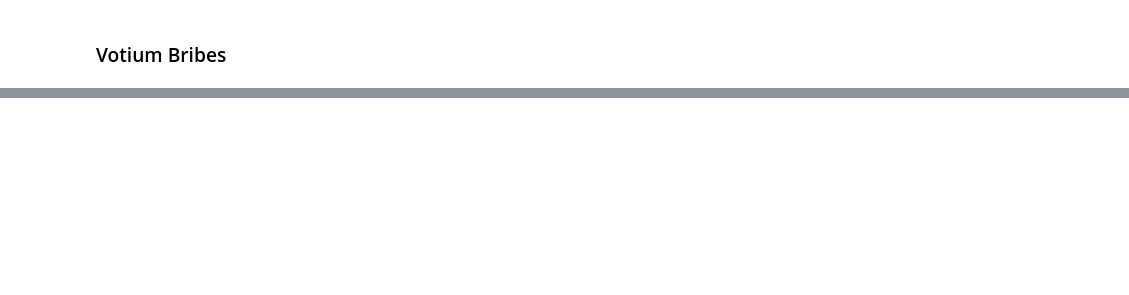
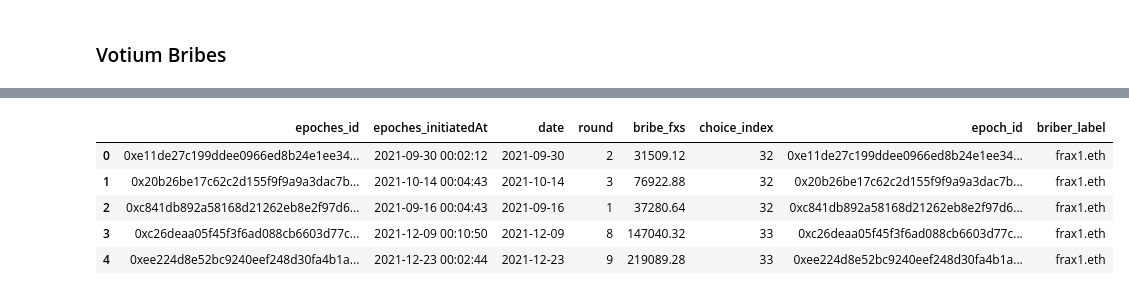
Before and after one commit to bam4564/flywheel, a Jupyter notebook: VotiumBribes.ipynb, the cells around one changed output, grey strips where cells are left out. Drawn from its saved outputs; the diff is of its cells as text; code cells hidden in the pictures; blank space fills up the shorter version.

```diff
--- a/VotiumBribes.ipynb
+++ b/VotiumBribes.ipynb
@@ -548,0 +479,19 @@ len('4263d2060e5a4cf6fcdac651a85f68b94410e4291ba5168931d1d850c89e377769aa')
+# %%
+# Get all votium voting epochs. Once we have validated that this set of epochs matches our set of snapshot proposals,
+# we need to merge this data with our snapshot proposal data.
+epoches = sg_votium.Query.epoches(first=1000, orderBy="initiatedAt", where={"bribeCount_gt": 0})
+df_epoches = sg.query_df([epoches.id, epoches.initiatedAt], pagination_strategy=ShallowStrategy)
+# df_epoches = remove_prefix(df_epoches, "epoches_")
+df_epoches.epoches_initiatedAt = pd.to_datetime(df_epoches.epoches_initiatedAt, unit="s")
+df_epoches['date'] = df_epoches.epoches_initiatedAt.dt.date
+start_rank = [pd.Timestamp(d) for d in sorted(np.unique(df_epoches.epoches_initiatedAt.values).tolist())]
+df_epoches['round'] = df_epoches.epoches_initiatedAt.apply(lambda d: start_rank.index(d) + 1)
+# Validate that the epoch dates for votium bribes match the proposal data we pulled from snapshot. `
+epoch_dates = df_epoches.date.unique().tolist()
+proposal_dates = df.start.dt.date.unique().tolist()
+d_exclude = pd.Timestamp('2021-11-08').date()
+assert d_exclude in epoch_dates and not d_exclude in proposal_dates
+epoch_dates.remove(d_exclude)
+assert set(epoch_dates) == set(proposal_dates)
+df_epoches = df_epoches.loc[df_epoches.date != d_exclude]
+df_epoches.head()
@@ -549,6 +507,5 @@ len('4263d2060e5a4cf6fcdac651a85f68b94410e4291ba5168931d1d850c89e377769aa')
 # %%
 # https://github.com/convex-community/convex-subgraph/blob/main/subgraphs/votium/src/mapping.ts
-ADDRESS_FXS = '0x3432B6A60D23Ca0dFCa7761B7ab56459D9C964D0'.lower()
 
 # Addresses associated with the frax protocol used for votium bribes
 # TODO: Frax controls some subset of the TVL in it's liquidity pools. Need to be cognizant of this because it leads
@@ -556,16 +513,15 @@ ADDRESS_FXS = '0x3432B6A60D23Ca0dFCa7761B7ab56459D9C964D0'.lower()
 # TODO: Frax's vlCVX is not custodied in the investor custodian wallet.
 frax_bribe_addresses = [
     # ('comptroller', '0xb1748c79709f4ba2dd82834b8c82d4a505003f27'),
+    # ('cvx locker amo', '0x7038c406e7e2c9f81571557190d26704bb39b8f3'),
     ('investor custodian', '0x5180db0237291A6449DdA9ed33aD90a38787621c'),
-    # ('cvx locker amo', '0x7038c406e7e2c9f81571557190d26704bb39b8f3'),
     ('frax1.eth', '0x234D953a9404Bf9DbC3b526271d440cD2870bCd2'),
 ]
 # TODO: Check to see if there are bribes in FRAX
 bribes = sg_votium.Query.bribes(first=100000, where={
-    "epoch_in": df_epoches.id.unique().tolist(), "token": ADDRESS_FXS
+    "epoch_in": df_epoches.epoches_id.unique().tolist(), "token": ADDRESS_FXS
 })
-df_bribes = sg.query_df([bribes.id, bribes.amount, bribes.choiceIndex, bribes.epoch], pagination_strategy=ShallowStrategy)
-print(len(df_bribes))
+df_bribes = sg.query_df([bribes.id, bribes.amount, bribes.choiceIndex, bribes.epoch.id], pagination_strategy=ShallowStrategy)
 df_bribes = remove_prefix(df_bribes, "bribes_")
 df_bribes['tx_hash'] = df_bribes['id'].apply(lambda _id: _id.split('-')[0])
 df_bribes.amount /= 1e18
@@ -590,13 +549,7 @@ with concurrent.futures.ThreadPoolExecutor(max_workers=10) as executor:
         tx_from_map[tx_hash] = future.result()
 # %%
 df_bribes['from'] = df_bribes['tx_hash'].apply(lambda tx_hash: tx_from_map[tx_hash])
-address_labels = {addr.lower(): name for name, addr in [
-    ('investor custodian', '0x5180db0237291A6449DdA9ed33aD90a38787621c'),
-    ('frax1.eth', '0x234D953a9404Bf9DbC3b526271d440cD2870bCd2'),
-    # These were in Seba's query but there weren't any bribes associated with them.
-    # ('comptroller', '0xb1748c79709f4ba2dd82834b8c82d4a505003f27'),
-    # ('cvx locker amo', '0x7038c406e7e2c9f81571557190d26704bb39b8f3'),
-]}
+address_labels = {addr.lower(): name for name, addr in frax_bribe_addresses}
 df_bribes['briber_label'] = df_bribes['from'].apply(lambda a: address_labels.get(a.lower()))
 label_counts = df_bribes.briber_label.value_counts(dropna=False)
 print("Label count for bribing address")
@@ -620,0 +575,11 @@ ddf(df_votium)
+# %%
+# Match bribes with their corresponding round
+df_bribes_full = df_epoches.merge(df_bribes, how='right', left_on='epoches_id', right_on='epoch_id', validate='1:m')
+df_bribes_full.head()
+# %% [output]
+|  | epoches_id | epoches_initiatedAt | date | round | bribe_fxs | choice_index | epoch_id | briber_label |
+| 0 | 0xe11de27c199ddee0966ed8b24e1ee34... | 2021-09-30 00:02:12 | 2021-09-30 | 2 | 31509.12 | 32 | 0xe11de27c199ddee0966ed8b24e1ee34... | frax1.eth |
+| 1 | 0x20b26be17c62c2d155f9f9a9a3dac7b... | 2021-10-14 00:04:43 | 2021-10-14 | 3 | 76922.88 | 32 | 0x20b26be17c62c2d155f9f9a9a3dac7b... | frax1.eth |
+| 2 | 0xc841db892a58168d21262eb8e2f97d6... | 2021-09-16 00:04:43 | 2021-09-16 | 1 | 37280.64 | 32 | 0xc841db892a58168d21262eb8e2f97d6... | frax1.eth |
+| 3 | 0xc26deaa05f45f3f6ad088cb6603d77c... | 2021-12-09 00:10:50 | 2021-12-09 | 8 | 147040.32 | 33 | 0xc26deaa05f45f3f6ad088cb6603d77c... | frax1.eth |
+| 4 | 0xee224d8e52bc9240eef248d30fa4b1a... | 2021-12-23 00:02:44 | 2021-12-23 | 9 | 219089.28 | 33 | 0xee224d8e52bc9240eef248d30fa4b1a... | frax1.eth |
```
Also changed, not shown: parts of 14 cells of this notebook.
